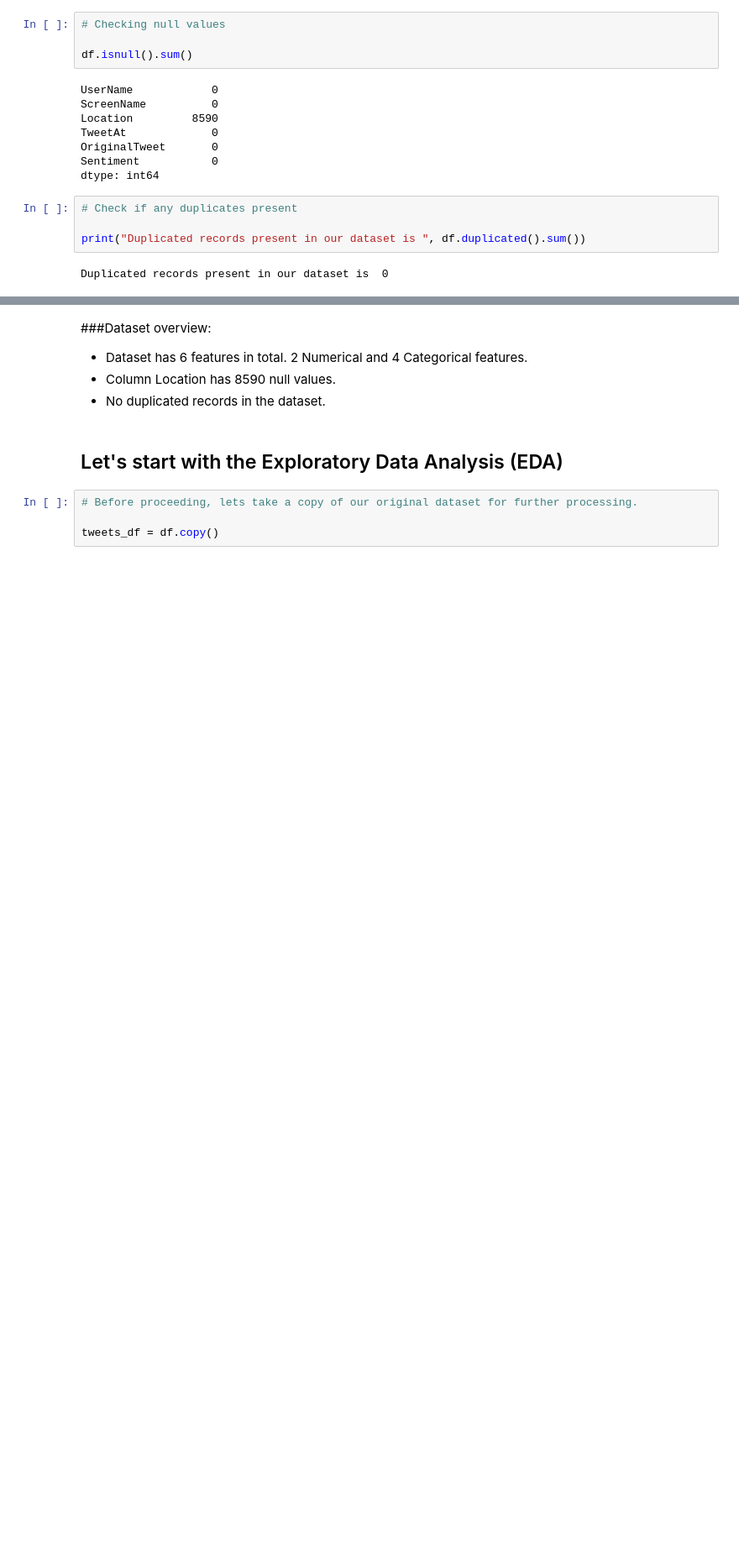
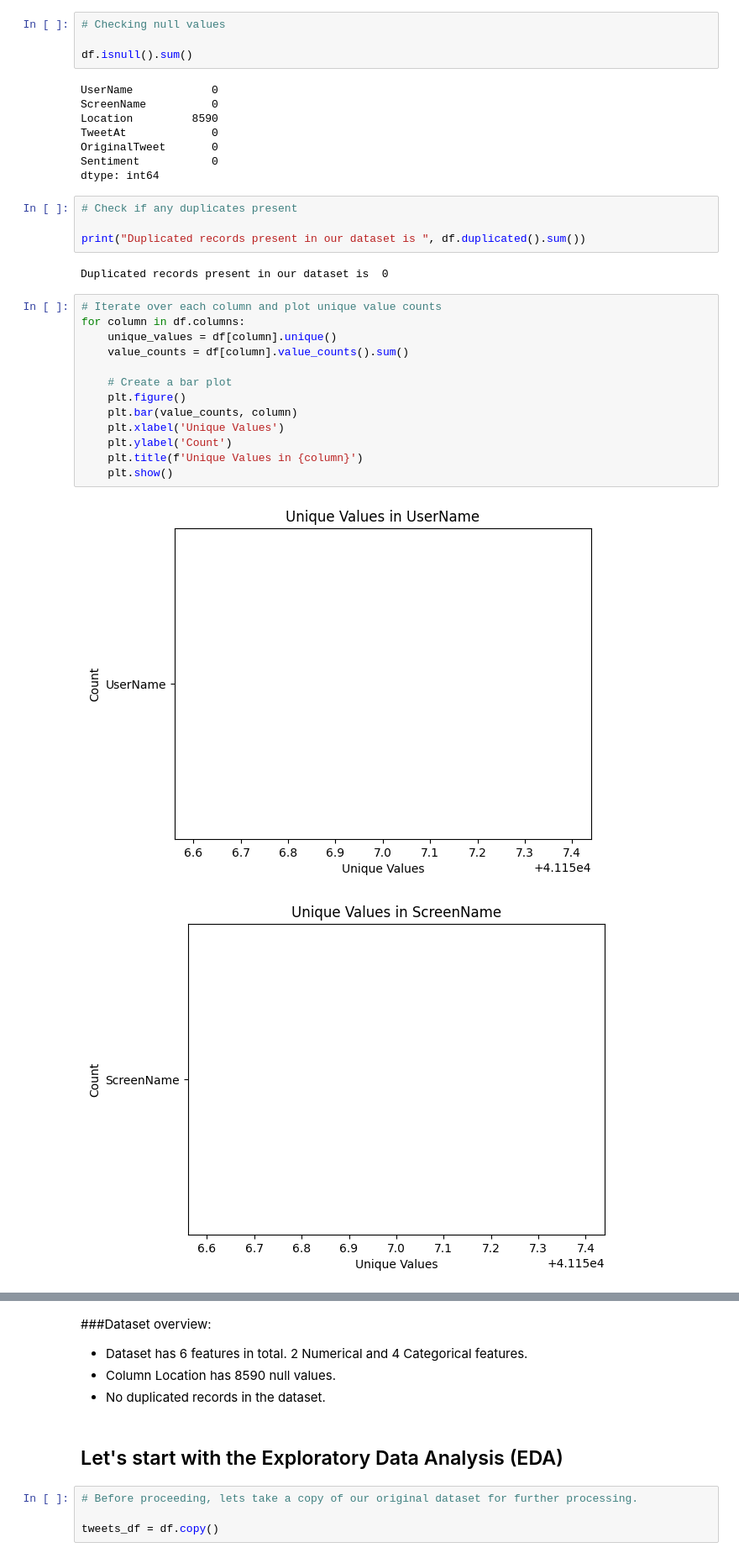
Before and after one commit to Mohamed-Harish-M-123/Capstone-Project-III, a Jupyter notebook: Coronavirus_Tweets_Sentiment_Analysis.ipynb, the cells around one changed output, grey strips where cells are left out. Shown: that part at 84% size. Saved outputs shown, nothing was run; the diff lists cells and outputs as text; blank space fills up the shorter version.

Commit message:
dealing with unique values

```diff
--- a/Coronavirus_Tweets_Sentiment_Analysis.ipynb
+++ b/Coronavirus_Tweets_Sentiment_Analysis.ipynb
@@ -94,3 +94,19 @@ dtype: int64
 print("Duplicated records present in our dataset is ", df.duplicated().sum())
 # %% [output]
 Duplicated records present in our dataset is  0
+# %%
+# Iterate over each column and plot unique value counts
+for column in df.columns:
+    unique_values = df[column].unique()
+    value_counts = df[column].value_counts().sum()
+
+    # Create a bar plot
+    plt.figure()
+    plt.bar(value_counts, column)
+    plt.xlabel('Unique Values')
+    plt.ylabel('Count')
+    plt.title(f'Unique Values in {column}')
+    plt.show()
+# %% [output]
+[figure, added]
+[figure, added]
```
Also changed, not shown: parts of 3 cells of this notebook.
